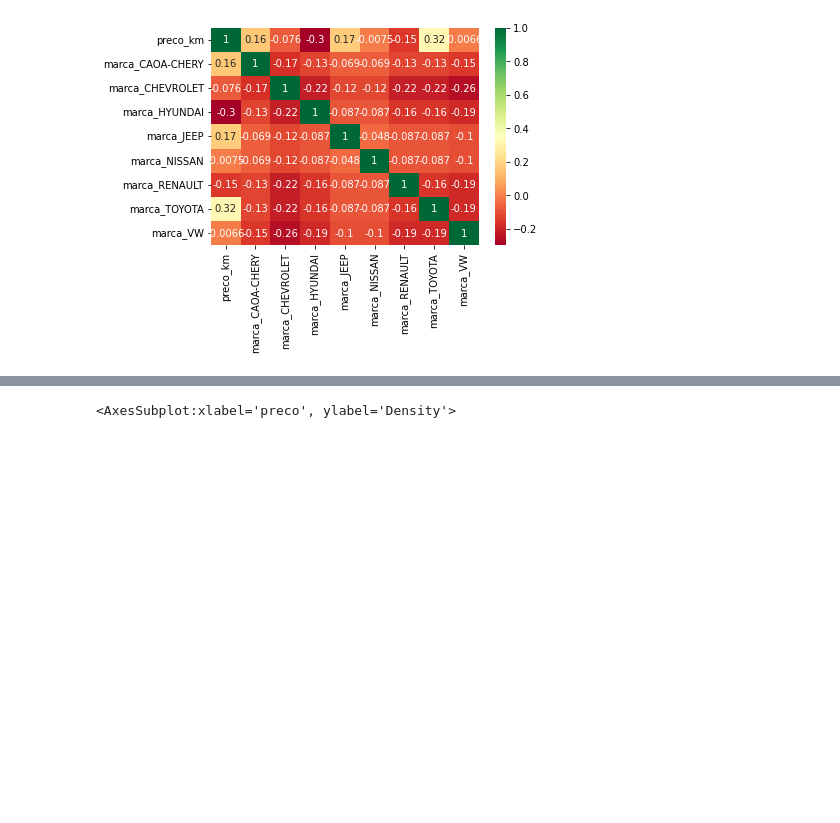
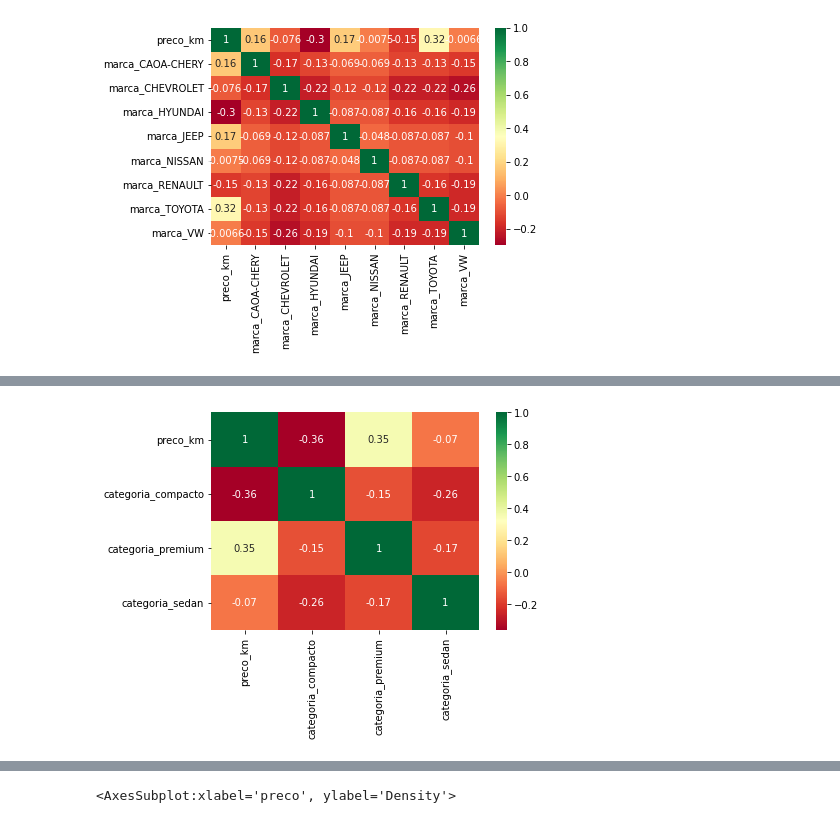
Before and after one commit to Rozana-Malta/predicao_custo_locacao, a Jupyter notebook: predicao_preco_locacao/main.ipynb, the cells around one changed output, grey strips where cells are left out. Saved outputs shown, nothing was run; the diff lists cells and outputs as text; code cells hidden in the pictures; blank space fills up the shorter version.

```diff
--- a/predicao_preco_locacao/main.ipynb
+++ b/predicao_preco_locacao/main.ipynb
@@ -46,0 +50,4 @@ SyntaxError: invalid syntax (2083831440.py, line 1)
+# %%
+ax = sns.heatmap(dcategoria.corr(),annot=True,cmap='RdYlGn')
+# %% [output]
+[figure, added]
```
Also changed, not shown: parts of 19 cells of this notebook.
